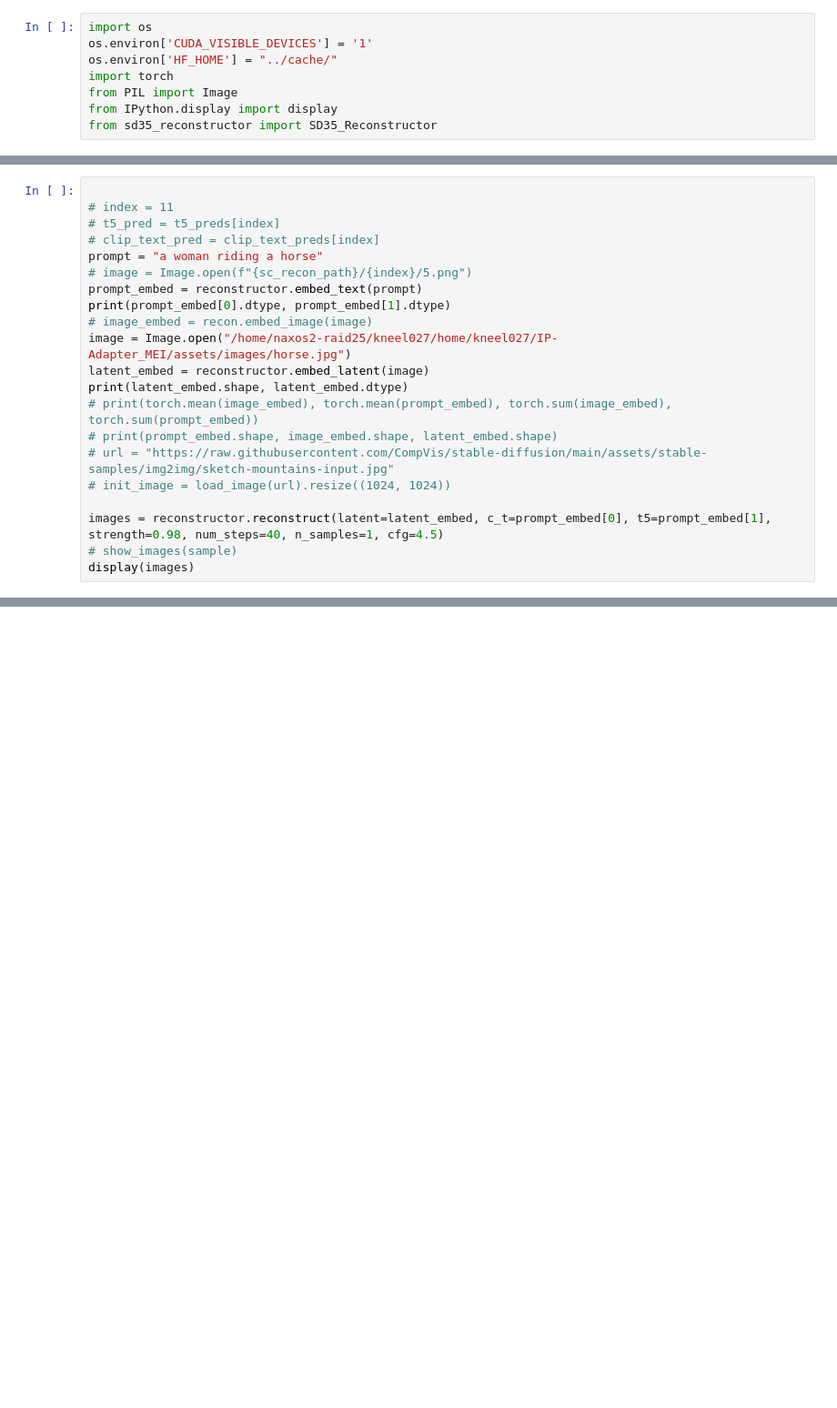
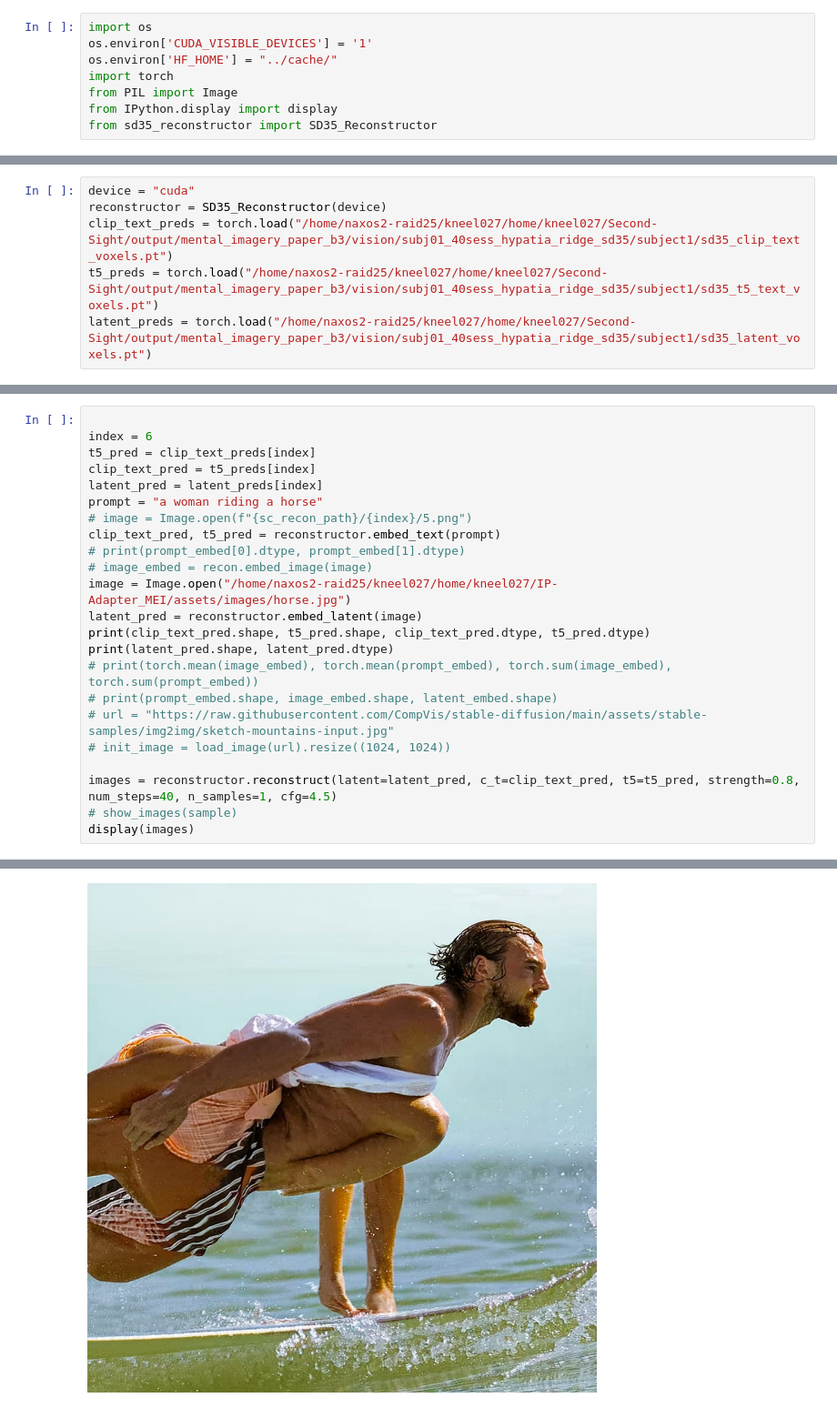
Before and after one commit to MedARC-AI/MindEye_Imagery, a Jupyter notebook: src/sd3.5_tests.ipynb, the cells around one changed output, grey strips where cells are left out. Shown at 91% size. Drawn from its saved outputs; the diff is of its cells as text; blank space fills up the shorter version.

Commit message:
updating reconstructor, tests

```diff
--- a/src/sd3.5_tests.ipynb
+++ b/src/sd3.5_tests.ipynb
@@ -17,0 +9,6 @@ Loading Google T5-v1-XXL...
+# %%
+device = "cuda"
+reconstructor = SD35_Reconstructor(device)
+clip_text_preds = torch.load("/home/naxos2-raid25/kneel027/home/kneel027/Second-Sight/output/mental_imagery_paper_b3/vision/subj01_40sess_hypatia_ridge_sd35/subject1/sd35_clip_text_voxels.pt")
+t5_preds = torch.load("/home/naxos2-raid25/kneel027/home/kneel027/Second-Sight/output/mental_imagery_paper_b3/vision/subj01_40sess_hypatia_ridge_sd35/subject1/sd35_t5_text_voxels.pt")
+latent_preds = torch.load("/home/naxos2-raid25/kneel027/home/kneel027/Second-Sight/output/mental_imagery_paper_b3/vision/subj01_40sess_hypatia_ridge_sd35/subject1/sd35_latent_voxels.pt")
@@ -18,22 +33,24 @@ Loading Google T5-v1-XXL...
 # %%
 
-# index = 11
-# t5_pred = t5_preds[index]
-# clip_text_pred = clip_text_preds[index]
+index = 6
+t5_pred = clip_text_preds[index]
+clip_text_pred = t5_preds[index]
+latent_pred = latent_preds[index]
 prompt = "a woman riding a horse"
 # image = Image.open(f"{sc_recon_path}/{index}/5.png")
-prompt_embed = reconstructor.embed_text(prompt)
-print(prompt_embed[0].dtype, prompt_embed[1].dtype)
+clip_text_pred, t5_pred = reconstructor.embed_text(prompt)
+# print(prompt_embed[0].dtype, prompt_embed[1].dtype)
 # image_embed = recon.embed_image(image)
 image = Image.open("/home/naxos2-raid25/kneel027/home/kneel027/IP-Adapter_MEI/assets/images/horse.jpg")
-latent_embed = reconstructor.embed_latent(image)
-print(latent_embed.shape, latent_embed.dtype)
+latent_pred = reconstructor.embed_latent(image)
+print(clip_text_pred.shape, t5_pred.shape, clip_text_pred.dtype, t5_pred.dtype)
+print(latent_pred.shape, latent_pred.dtype)
 # print(torch.mean(image_embed), torch.mean(prompt_embed), torch.sum(image_embed), torch.sum(prompt_embed))
 # print(prompt_embed.shape, image_embed.shape, latent_embed.shape)
 # url = "https://raw.githubusercontent.com/CompVis/stable-diffusion/main/assets/stable-samples/img2img/sketch-mountains-input.jpg"
 # init_image = load_image(url).resize((1024, 1024))
 
-images = reconstructor.reconstruct(latent=latent_embed, c_t=prompt_embed[0], t5=prompt_embed[1], strength=0.98, num_steps=40, n_samples=1, cfg=4.5)
+images = reconstructor.reconstruct(latent=latent_pred, c_t=clip_text_pred, t5=t5_pred, strength=0.8, num_steps=40, n_samples=1, cfg=4.5)
 # show_images(sample)
 display(images)
 # %% [output]
@@ -41,0 +59 @@ torch.Size([1, 16, 128, 128])
+[figure, added]
```
Also changed, not shown: parts of 3 cells of this notebook, 3 other files.
